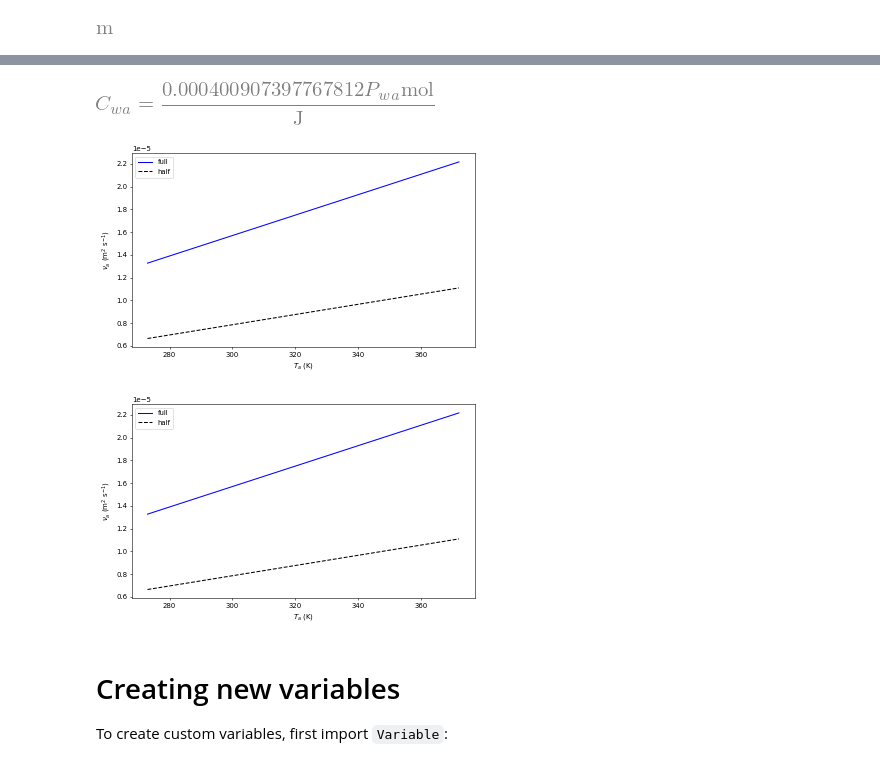
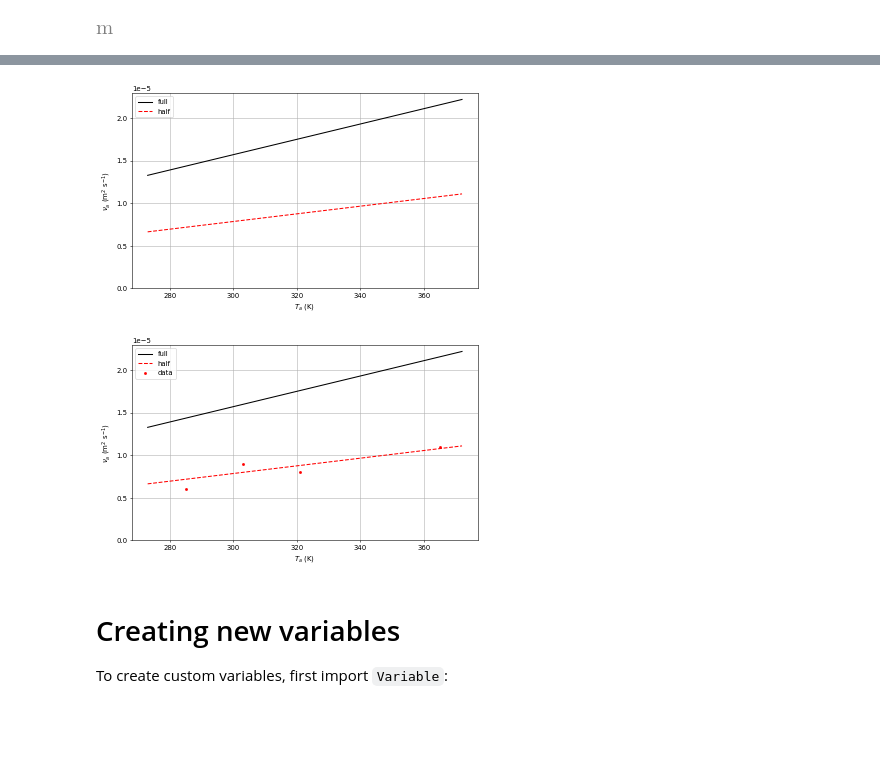
Before and after one commit to schymans/ESSM_jupyter_examples, a Jupyter notebook: api_documentation_master.ipynb, the cells around one changed output, grey strips where cells are left out. Drawn from its saved outputs; the diff is of its cells as text; code cells hidden in the pictures; blank space fills up the shorter version.

```diff
--- a/api_documentation_master.ipynb
+++ b/api_documentation_master.ipynb
@@ -219,3 +224,10 @@ mol/m**3
+# %%
+import imp
+path_plotting = 'ESSM_plotting/plotting.py'
+
+# Importing plotting function
+mod = imp.load_source('plotting', path_plotting)
+plot_expr2 = getattr(mod, 'plot_expr2')
 # %%
 expr = 1*meter
 print(type(expr))
@@ -252,20 +264,0 @@ NameError: name 'preorder_traversal' is not defined
-# %%
-from essm.variables import Variable
-from essm.variables.physics.thermodynamics import T_a, nu_a
-from essm.equations.physics.thermodynamics import eq_nua, eq_ka
-vdict = Variable.__defaults__.copy()
-expr = eq_nua.subs(vdict)
-exprr = eq_ka.subs(vdict)
-xvar = T_a
-yldata = [(expr.rhs, 'full'), (expr.rhs/2, 'half')]
-yrdata = exprr
-# Simplest plot of 1 function
-fig =  plot_expr2((T_a, 273, 373), expr)
-# When plotting 2 functions, need to define label
-fig = plot_expr2((T_a, 273, 373), yldata, yllabel = (nu_a))
-# Plot of two functions on left and one on right axis
-fig = plot_expr2((T_a, 273, 373), yldata, yllabel = (nu_a), yrdata=yrdata)
-# Same as above, but plotting the inverse on the right
-fig = plot_expr2((T_a, 273, 373), yldata, yllabel = (nu_a),
-       yrdata=[Eq(1/exprr.lhs, 1/exprr.rhs)],
-       loc_legend_right='lower right')
@@ -631,16 +618,20 @@ yrdata must be equation or list of equations or (expr, name) tuples
-# %%
-expr
-# %% [output]
-[figure, removed]
 # %%
 # Manipulate figure
 fig = plot_expr2((T_a, 273, 373), yldata, yllabel = (nu_a))
 %matplotlib inline
 fig.set_figwidth(8)
-fig
+fig.set_dpi(50)
+fig.axes[0].set_ylim(ymin=0)
+fig.axes[0].grid()
 # %% [output]
-[figure, old version]
+[figure, new version]
-[figure, removed]
+# %%
+# Add scatter plot to line plot
+fig.axes[0].plot([285, 303, 321, 365], [0.6e-5, 0.9e-5, 0.8e-5, 1.1e-5], 'r.', label='data')
+fig.axes[0].legend()
+fig
+# %% [output]
+[figure, added]
 # %% [markdown]
 
 # Creating new variables
```
Also changed, not shown: parts of 11 cells of this notebook.
